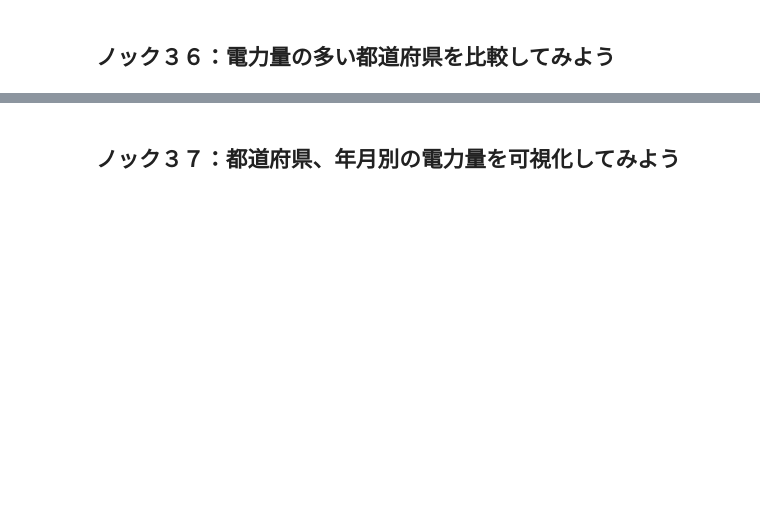
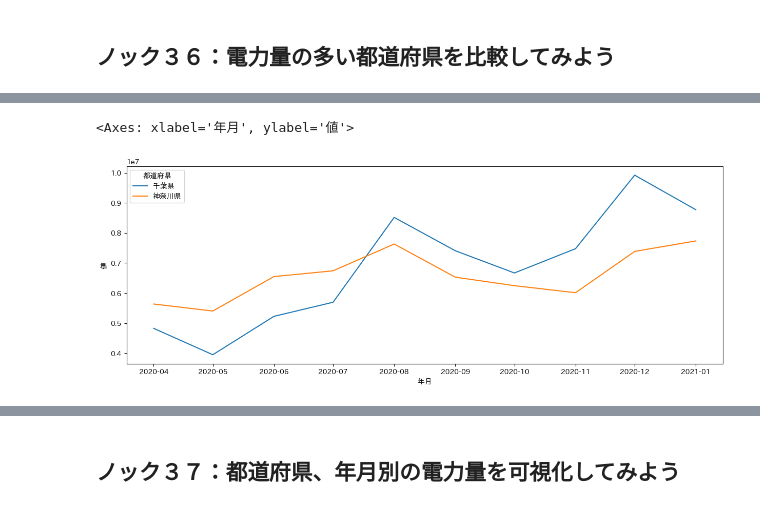
Before and after one commit to naorex/04_Data_PreProcess_Visualize_100Knocks, a Jupyter notebook: book/chapter-2/2章_my_answer.ipynb, the cells around one changed output, grey strips where cells are left out. Saved outputs shown, nothing was run; the diff lists cells and outputs as text; code cells hidden in the pictures; blank space fills up the shorter version.

```diff
--- a/book/chapter-2/2章_my_answer.ipynb
+++ b/book/chapter-2/2章_my_answer.ipynb
@@ -70,3 +207,4 @@ datas
 # %%
-datas = pd.concat(datas, ignore_index=True)
+datas = pd.concat(datas,
+                  ignore_index=True)
 datas.head()
@@ -125,10 +368,13 @@ xl_ca = pd.ExcelFile('data/2-2-2020.xlsx')
 sheets = xl_ca.sheet_names
 ca_datas = []
 for sheet in sheets:
-  capacity_data = xl_ca.parse(sheet,  skiprows=4, header=None)
+  capacity_data = xl_ca.parse(sheet,
+                              skiprows=4,
+                              header=None)
   capacity_data = capacity_data.head(47)
   capacity_data.columns = cols_ca
   capacity_data['年月'] = sheet
   ca_datas.append(capacity_data)
-ca_datas = pd.concat(ca_datas, ignore_index=True)
+ca_datas = pd.concat(ca_datas,
+                     ignore_index=True)
 ca_datas.head()
@@ -135,9 +388,21 @@ ca_datas.head()
 # %%
-ca_datas['火力発電所_火力_電力量'] = ca_datas['火力発電所_火力_電力量'] - ca_datas['新エネルギー等発電所_バイオマス_電力量'] - ca_datas['新エネルギー等発電所_廃棄物_電力量']
-ca_datas.drop(['合計_合計_電力量','新エネルギー等発電所_計_電力量'], axis=1, inplace=True)
-ca_datas_v = pd.melt(ca_datas, id_vars=['都道府県','年月'], var_name="変数名",value_name="値")
+ca_datas['火力発電所_火力_電力量'] = ca_datas['火力発電所_火力_電力量'] \
+                                 - ca_datas['新エネルギー等発電所_バイオマス_電力量'] \
+                                 - ca_datas['新エネルギー等発電所_廃棄物_電力量']
+
+ca_datas.drop(['合計_合計_電力量','新エネルギー等発電所_計_電力量'],
+              axis=1,
+              inplace=True)
+ca_datas_v = pd.melt(ca_datas,
+                     id_vars=['都道府県','年月'],
+                     var_name="変数名",
+                     value_name="値")
 var_data = ca_datas_v['変数名'].str.split('_', expand=True)
 var_data.columns = ['発電所種別', '発電種別', '項目']
-ca_datas_v = pd.concat([ca_datas_v, var_data], axis=1)
-ca_datas_v.drop(['変数名'], axis=1, inplace=True)
+ca_datas_v = pd.concat([ca_datas_v,
+                        var_data],
+                       axis=1)
+ca_datas_v.drop(['変数名'],
+                axis=1,
+                inplace=True)
 ca_datas_v.head()
@@ -144,6 +416,8 @@ ca_datas_v.head()
 # %% [markdown]
 ## ノック２９：可視化用データを仕上げよう
 # %%
-datas_v_all = pd.concat([datas_v, ca_datas_v], ignore_index=True)
+datas_v_all = pd.concat([datas_v,
+                         ca_datas_v],
+                         ignore_index=True)
 display(datas_v_all.head())
 display(datas_v_all.tail())
@@ -226,7 +598,16 @@ viz_data.head(5)
 # %%
 plt.figure(figsize=(15, 5))
-viz_data = datas_v_all[['都道府県','年月','値']].loc[(datas_v_all['項目']=='電力量')&((datas_v_all['都道府県']=='神奈川県')|(datas_v_all['都道府県']=='千葉県'))]
+
+viz_data = datas_v_all[['都道府県','年月','値']].loc[
+                        (datas_v_all['項目']=='電力量'
+                         )&((datas_v_all['都道府県']=='神奈川県'
+                             )|(datas_v_all['都道府県']=='千葉県'))]
+
 viz_data = viz_data.groupby(['年月', '都道府県'],as_index=False).sum()
 viz_data['年月'] = pd.to_datetime(viz_data['年月'])
+
 sns.lineplot(x=viz_data['年月'], y=viz_data["値"], hue=viz_data['都道府県'])
+# %% [output]
+<Axes: xlabel='年月', ylabel='値'>
+[figure, added]
 # %%
```
Also changed, not shown: parts of 51 cells of this notebook, 4 other files.
